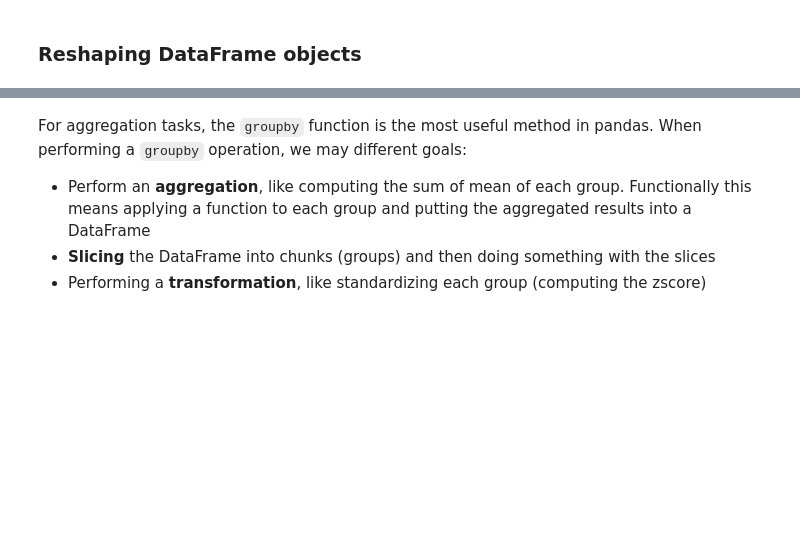
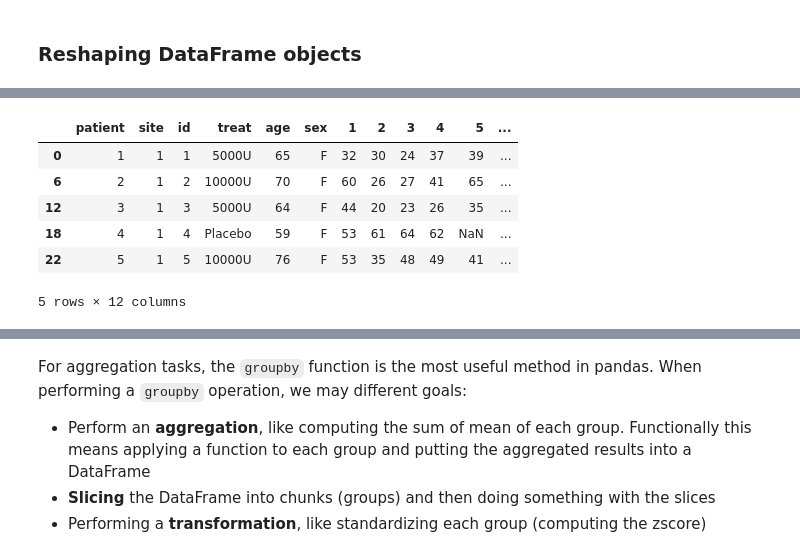
Before and after one commit to mawstr001/DS_HK_2, a Jupyter notebook: notebooks/04 - Databases.ipynb, the cells around one changed output, grey strips where cells are left out. Cells and saved outputs as stored; diff of their text form; code cells hidden in the pictures; blank space fills up the shorter version.

```diff
--- a/notebooks/04 - Databases.ipynb
+++ b/notebooks/04 - Databases.ipynb
@@ -1314,0 +1075,3 @@ If you want concat to work like numpy.concatanate, you may provide the ignore_in
+# %%
+twstrs_wide = cdystonia2['twstrs'].unstack('obs')
+twstrs_wide.head()
@@ -1314,0 +1087,12 @@ If you want concat to work like numpy.concatanate, you may provide the ignore_in
+# %%
+cdystonia_long = cdystonia[['patient','site','id','treat','age','sex']].drop_duplicates().merge(
+                    twstrs_wide, right_index=True, left_on='patient', how='inner').head()
+cdystonia_long
+# %% [output]
+|  | patient | site | id | treat | age | sex | 1 | 2 | 3 | 4 | 5 | ... |
+| 0 | 1 | 1 | 1 | 5000U | 65 | F | 32 | 30 | 24 | 37 | 39 | ... |
+| 6 | 2 | 1 | 2 | 10000U | 70 | F | 60 | 26 | 27 | 41 | 65 | ... |
+| 12 | 3 | 1 | 3 | 5000U | 64 | F | 44 | 20 | 23 | 26 | 35 | ... |
+| 18 | 4 | 1 | 4 | Placebo | 59 | F | 53 | 61 | 64 | 62 | NaN | ... |
+| 22 | 5 | 1 | 5 | 10000U | 76 | F | 53 | 35 | 48 | 49 | 41 | ... |
+5 rows × 12 columns
```
Also changed, not shown: parts of 136 cells of this notebook.
